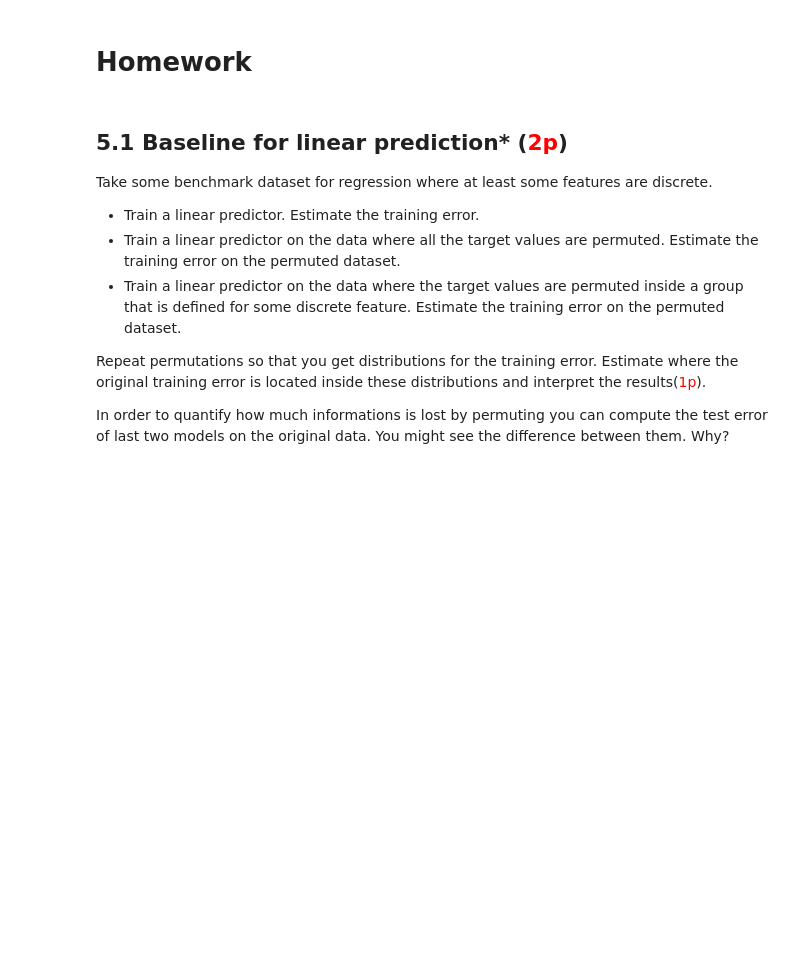
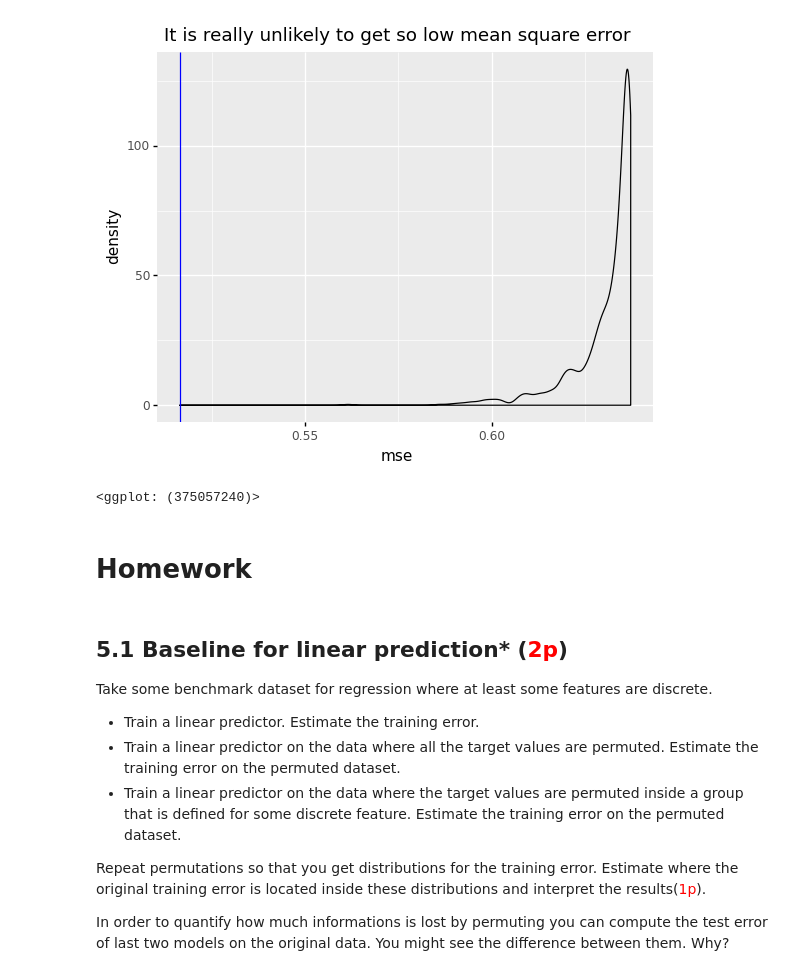
Before and after one commit to swenlaur/machine-learning-ii, a Jupyter notebook: practise-sessions/02/05_permutation_tests.ipynb, the cells around one changed output. Drawn from its saved outputs; the diff is of its cells as text; code cells hidden in the pictures; blank space fills up the shorter version.

```diff
--- a/practise-sessions/02/05_permutation_tests.ipynb
+++ b/practise-sessions/02/05_permutation_tests.ipynb
@@ -3,3 +87,22 @@
+# %%
+k = 1000
+mse = [np.nan] * k
+for i in range(k):
+    perm = df.assign(y = lambda df: permutation(df['y']))
+    reg = LinearRegression().fit(perm[['x']], perm['y'])
+    mse[i] = mean_squared_error(perm['y'], reg.predict(perm[['x']]))
+# %%
+model = LinearRegression().fit(df[['x']], df['y'])
+model_mse = mean_squared_error(df['y'], model.predict(df[['x']]))
+
+p = ggplot(DataFrame({'mse':mse})) + geom_density(aes(x='mse'))
+p = p + geom_vline(xintercept = model_mse, color = 'blue')
+p = p + ggtitle('It is really unlikely to get so low mean square error')
+
+display(p)
+# %% [output]
+[figure, added]
+<ggplot: (375057240)>
 # %% [markdown]
 # Homework
 # %% [markdown]
```
Also changed, not shown: parts of 13 cells of this notebook, 1 other file.
